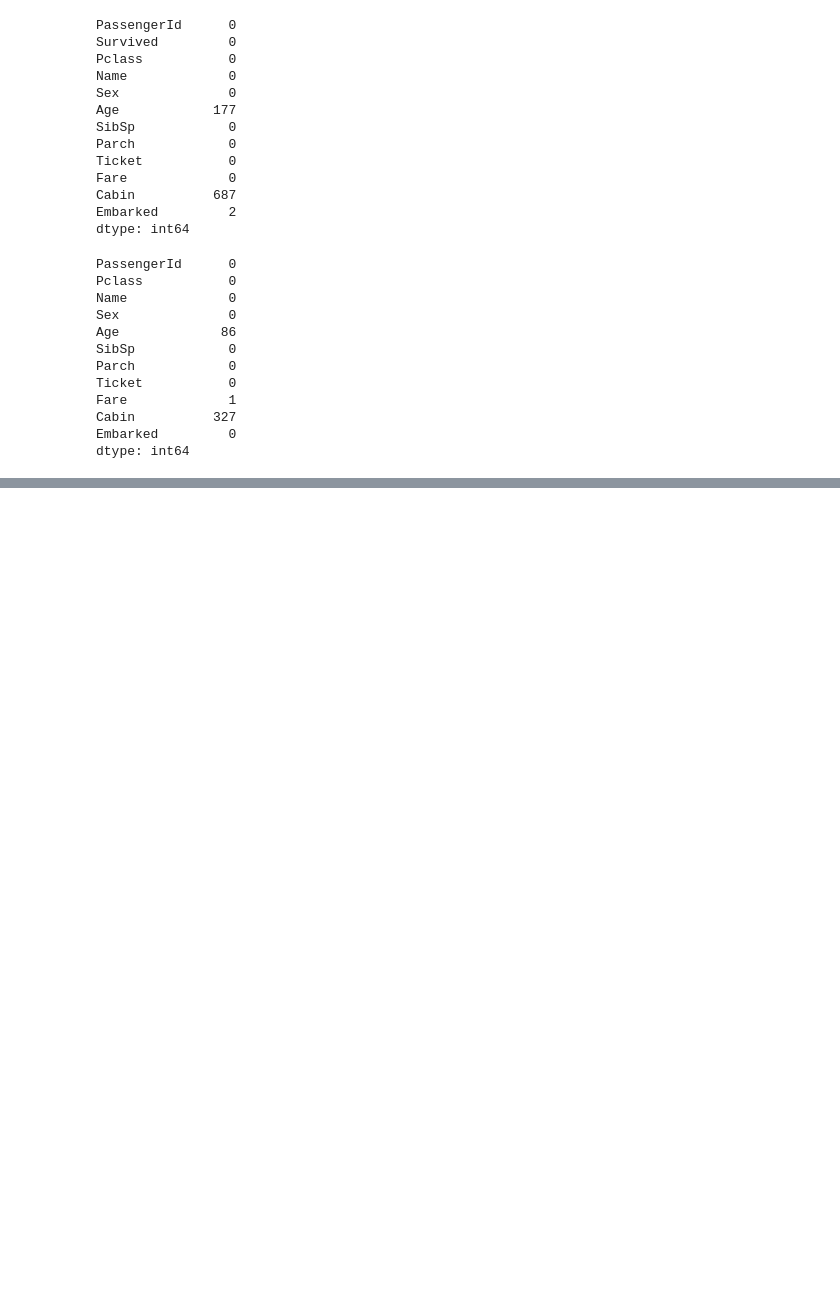
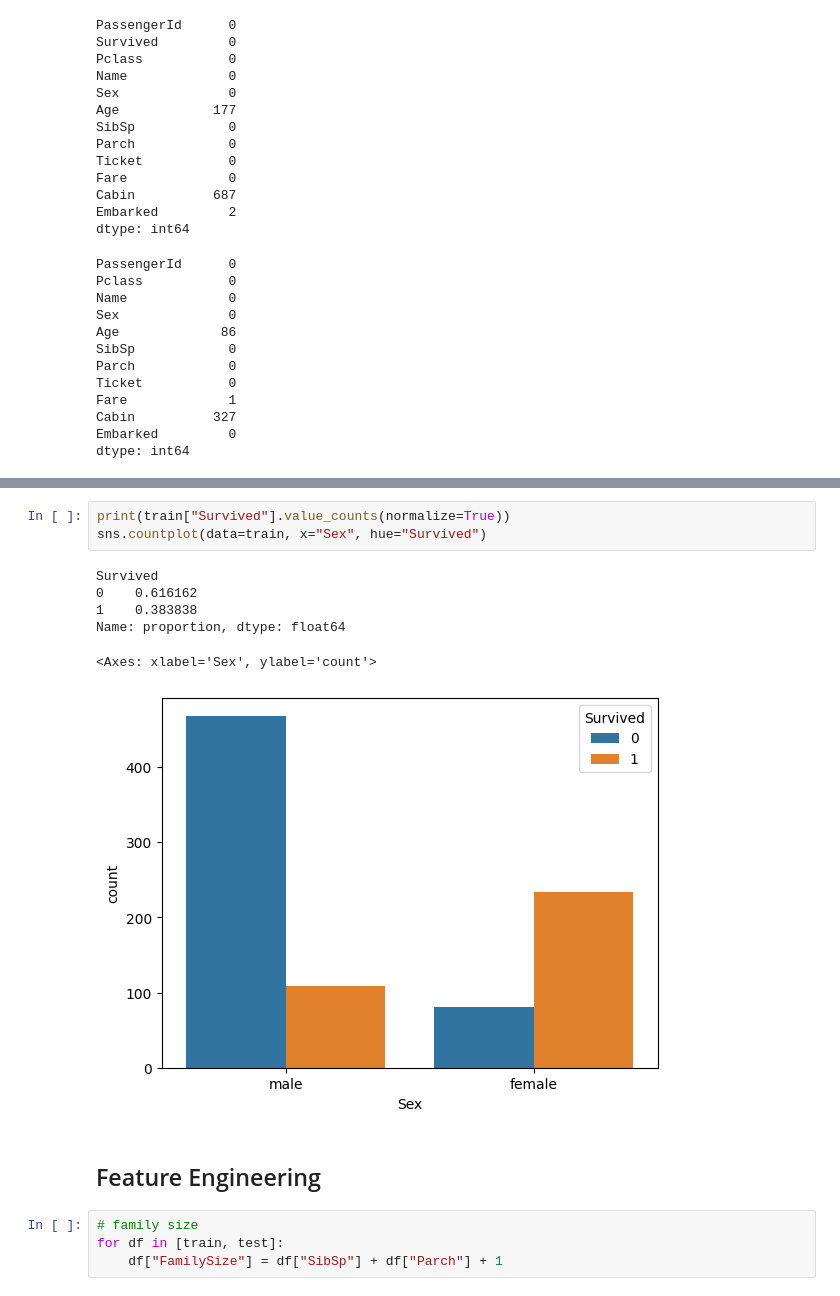
Before and after one commit to davidtmscott/ml-lab, a Jupyter notebook: notebooks/titanic.ipynb, the cells around one changed output, grey strips where cells are left out. Cells and saved outputs as stored; diff of their text form; blank space fills up the shorter version.

```diff
--- a/notebooks/titanic.ipynb
+++ b/notebooks/titanic.ipynb
@@ -94,0 +128,16 @@ memory usage: 83.7+ KB
+# %%
+print(train["Survived"].value_counts(normalize=True))
+sns.countplot(data=train, x="Sex", hue="Survived")
+# %% [output]
+Survived
+0    0.616162
+1    0.383838
+Name: proportion, dtype: float64
+<Axes: xlabel='Sex', ylabel='count'>
+[figure, added]
+# %% [markdown]
+## Feature Engineering
+# %%
+# family size
+for df in [train, test]:
+    df["FamilySize"] = df["SibSp"] + df["Parch"] + 1
```
Also changed, not shown: parts of 9 cells of this notebook.
